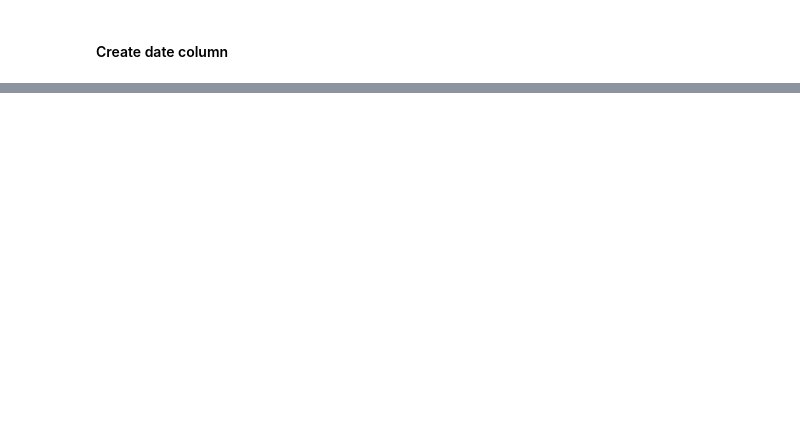
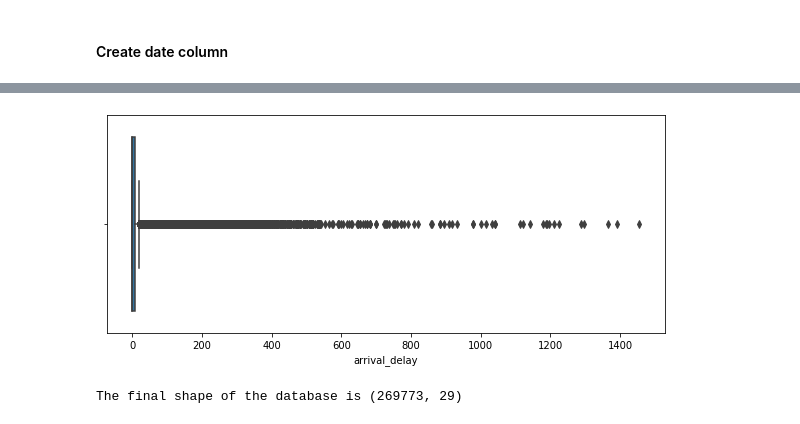
Before and after one commit to canceleiro/Flights-information, a Jupyter notebook: Flights.ipynb, the cells around one changed output, grey strips where cells are left out. Saved outputs shown, nothing was run; the diff lists cells and outputs as text; code cells hidden in the pictures; blank space fills up the shorter version.

```diff
--- a/Flights.ipynb
+++ b/Flights.ipynb
@@ -339,0 +226,2 @@ For asessing programatically I´ve used functions like describe(), info(), nuniq
+# %%
+df_clean['arrival_delay'] = df_clean.arrival_delay.map(lambda x: 0 if x<0 else x)
@@ -340,3 +240,12 @@ For asessing programatically I´ve used functions like describe(), info(), nuniq
+# %%
+plt.figure(figsize=(10,4))
+sb.boxplot(x=df_clean.arrival_delay);
+# %% [output]
+[figure, added]
+# %%
+print("The final shape of the database is",df_clean.shape)
+# %% [output]
+The final shape of the database is (269773, 29)
 # %%
 df_clean.info()
 # %% [output]
```
Also changed, not shown: parts of 155 cells of this notebook.
